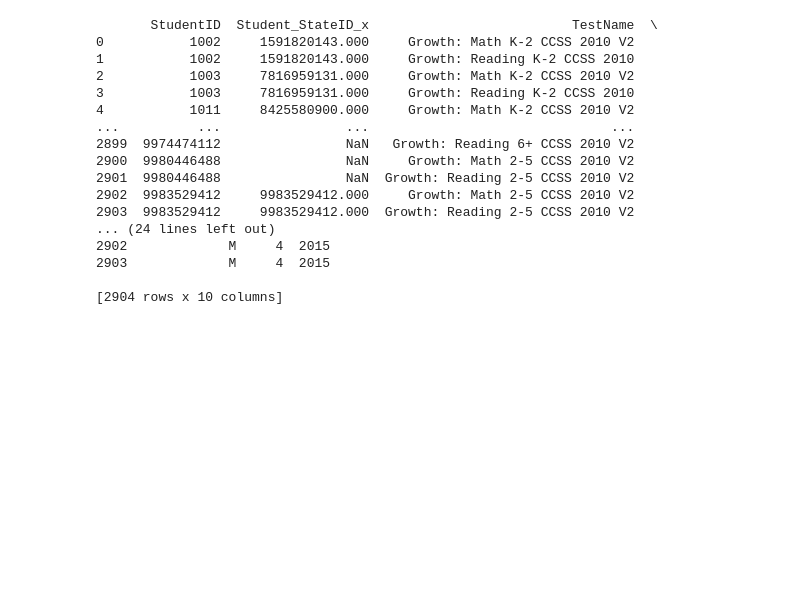
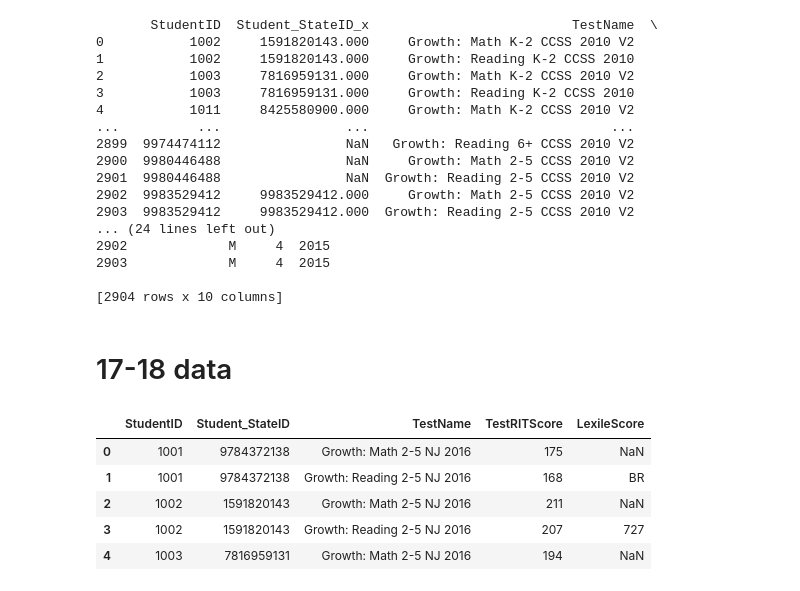
Before and after one commit to worldterminator/mess, a Jupyter notebook: leap.ipynb, the cells around one changed output. Cells and saved outputs as stored; diff of their text form; code cells hidden in the pictures; blank space fills up the shorter version.

```diff
--- a/leap.ipynb
+++ b/leap.ipynb
@@ -350,3 +350,24 @@ print(merged15)
 2903             M     4  2015
 
 [2904 rows x 10 columns]
+# %% [markdown]
+# 17-18 data
+# %%
+# File path
+file_path = '/content/drive/My Drive/assessments201718.csv'
+
+data= pd.read_csv(file_path)
+# List of column names you want to keep
+columns_to_keep = ['StudentID', 'Student_StateID', 'TestName','TestRITScore','LexileScore']
+
+# Create a new DataFrame with only these columns
+score1718= data[columns_to_keep]
+
+score1718.head()
+# %% [output]
+|  | StudentID | Student_StateID | TestName | TestRITScore | LexileScore |
+| 0 | 1001 | 9784372138 | Growth: Math 2-5 NJ 2016 | 175 | NaN |
+| 1 | 1001 | 9784372138 | Growth: Reading 2-5 NJ 2016 | 168 | BR |
+| 2 | 1002 | 1591820143 | Growth: Math 2-5 NJ 2016 | 211 | NaN |
+| 3 | 1002 | 1591820143 | Growth: Reading 2-5 NJ 2016 | 207 | 727 |
+| 4 | 1003 | 7816959131 | Growth: Math 2-5 NJ 2016 | 194 | NaN |
```
Also changed, not shown: parts of 3 cells of this notebook.
